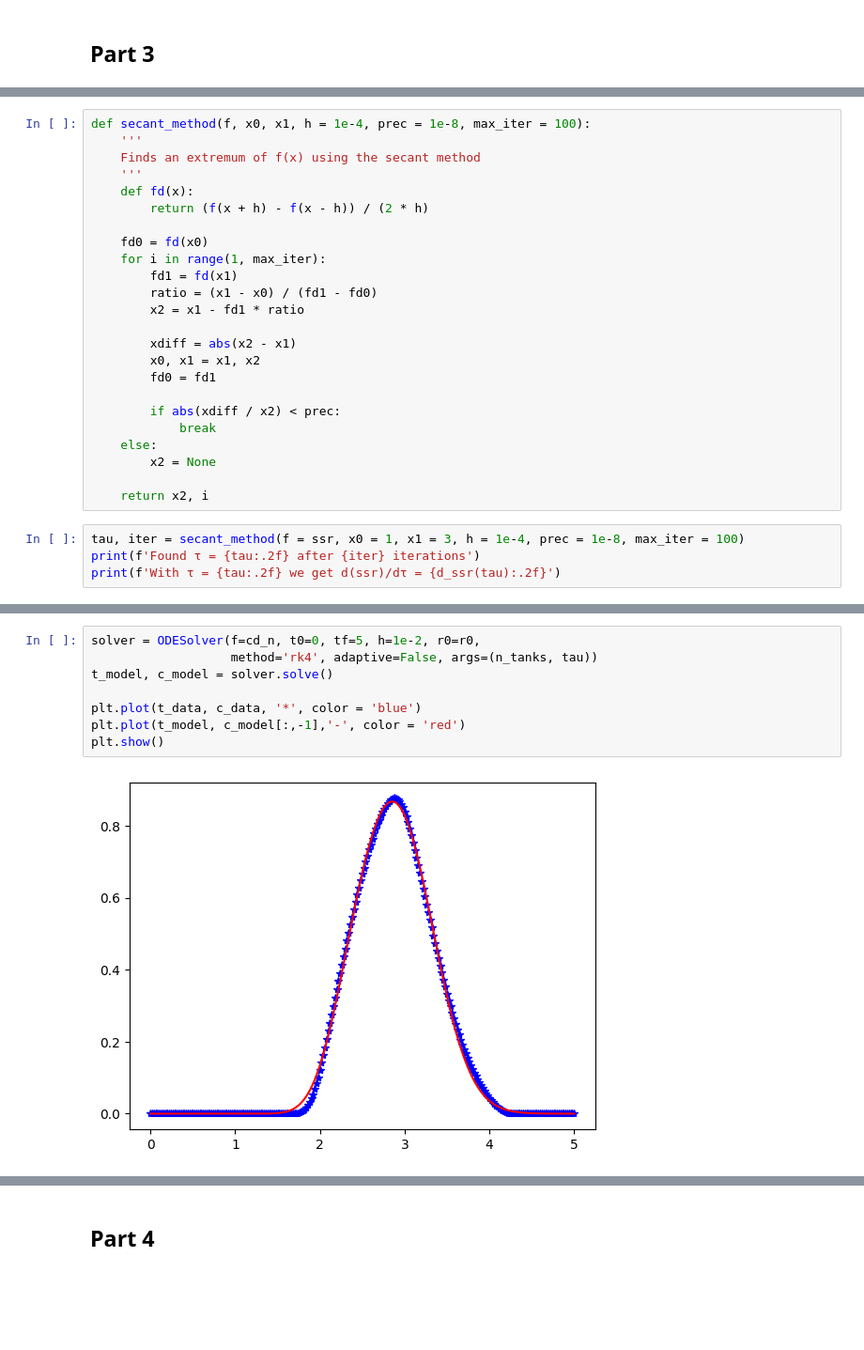
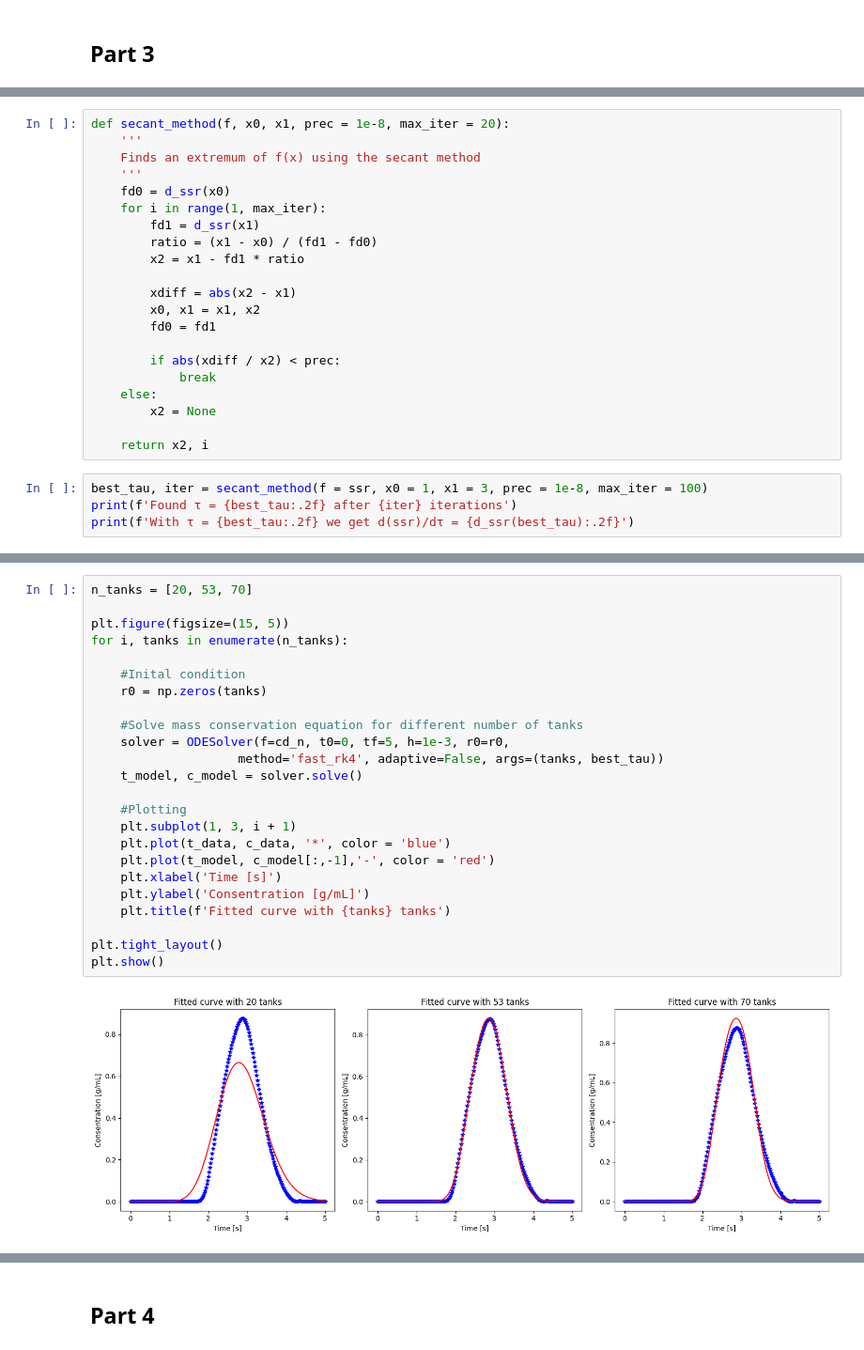
Before and after one commit to simengaasland/MOD510-Projects, a Jupyter notebook: Project 3/Project3_Report.ipynb, the cells around one changed output, grey strips where cells are left out. Shown at 94% size. Drawn from its saved outputs; the diff is of its cells as text; blank space fills up the shorter version.

```diff
--- a/Project 3/Project3_Report.ipynb
+++ b/Project 3/Project3_Report.ipynb
@@ -437,14 +470,11 @@ plt.show()
 # %%
-def secant_method(f, x0, x1, h = 1e-4, prec = 1e-8, max_iter = 100):
+def secant_method(f, x0, x1, prec = 1e-8, max_iter = 20):
     '''
     Finds an extremum of f(x) using the secant method
     '''
-    def fd(x):
-        return (f(x + h) - f(x - h)) / (2 * h)
-
-    fd0 = fd(x0)
+    fd0 = d_ssr(x0)
     for i in range(1, max_iter):
-        fd1 = fd(x1)
+        fd1 = d_ssr(x1)
         ratio = (x1 - x0) / (fd1 - fd0)
         x2 = x1 - fd1 * ratio
 
@@ -459,7 +489,7 @@ def secant_method(f, x0, x1, h = 1e-4, prec = 1e-8, max_iter = 100):
 
     return x2, i
 # %%
-tau, iter = secant_method(f = ssr, x0 = 1, x1 = 3, h = 1e-4, prec = 1e-8, max_iter = 100)
-print(f'Found τ = {tau:.2f} after {iter} iterations')
-print(f'With τ = {tau:.2f} we get d(ssr)/dτ = {d_ssr(tau):.2f}')
+best_tau, iter = secant_method(f = ssr, x0 = 1, x1 = 3, prec = 1e-8, max_iter = 100)
+print(f'Found τ = {best_tau:.2f} after {iter} iterations')
+print(f'With τ = {best_tau:.2f} we get d(ssr)/dτ = {d_ssr(best_tau):.2f}')
 # %% [output]
@@ -468,10 +500,26 @@ With τ = 2.37 we get d(ssr)/dτ = 0.04
 # %%
-solver = ODESolver(f=cd_n, t0=0, tf=5, h=1e-2, r0=r0,
-                   method='rk4', adaptive=False, args=(n_tanks, tau))
-t_model, c_model = solver.solve()
+n_tanks = [20, 53, 70]
 
-plt.plot(t_data, c_data, '*', color = 'blue')
-plt.plot(t_model, c_model[:,-1],'-', color = 'red')
+plt.figure(figsize=(15, 5))
+for i, tanks in enumerate(n_tanks):
+
+    #Inital condition
+    r0 = np.zeros(tanks)
+
+    #Solve mass conservation equation for different number of tanks
+    solver = ODESolver(f=cd_n, t0=0, tf=5, h=1e-3, r0=r0,
+                    method='fast_rk4', adaptive=False, args=(tanks, best_tau))
+    t_model, c_model = solver.solve()
+
+    #Plotting
+    plt.subplot(1, 3, i + 1)
+    plt.plot(t_data, c_data, '*', color = 'blue')
+    plt.plot(t_model, c_model[:,-1],'-', color = 'red')
+    plt.xlabel('Time [s]')
+    plt.ylabel('Consentration [g/mL]')
+    plt.title(f'Fitted curve with {tanks} tanks')
+
+plt.tight_layout()
 plt.show()
 # %% [output]
-[figure, old version]
+[figure, new version]
```
Also changed, not shown: parts of 31 cells of this notebook.
